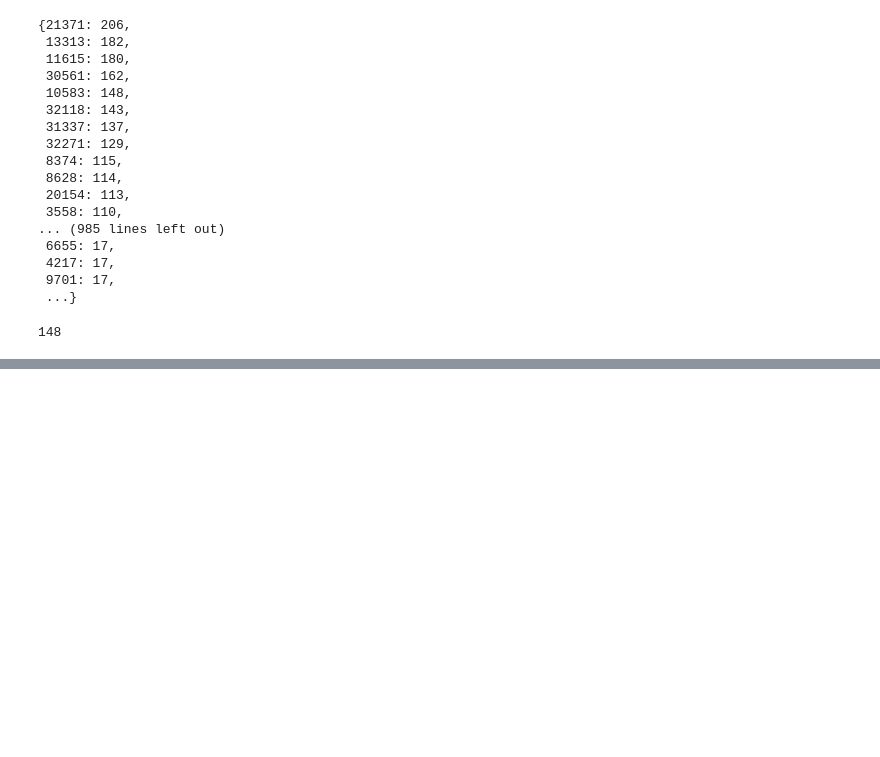
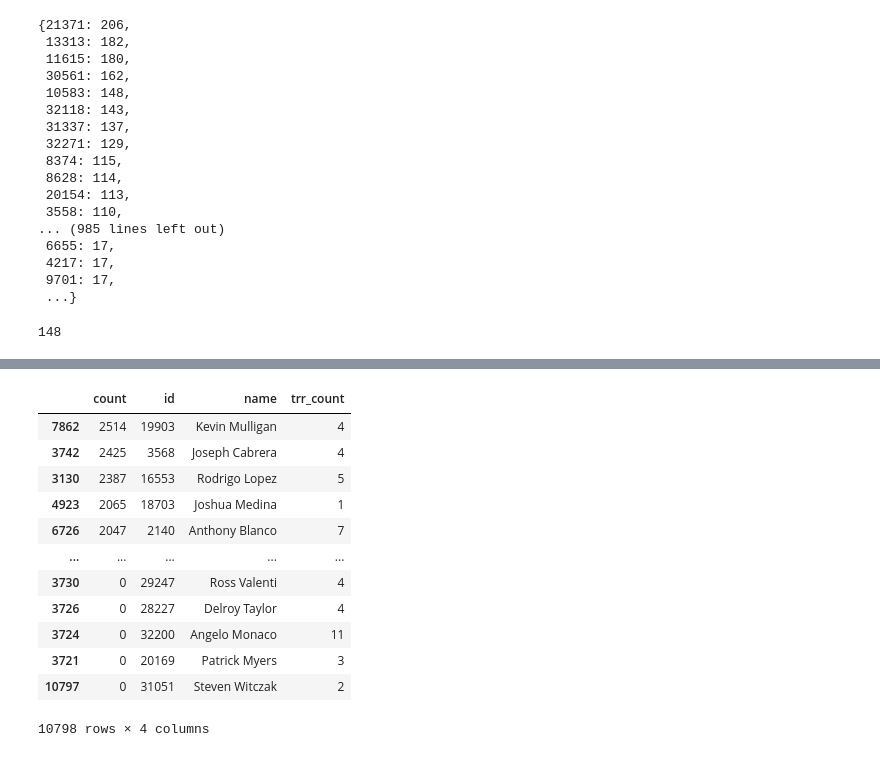
Before and after one commit to lqwdev/The-Freedom-Deer, a Jupyter notebook: cp4/src/graph.ipynb, the cells around one changed output, grey strips where cells are left out. Saved outputs shown, nothing was run; the diff lists cells and outputs as text; code cells hidden in the pictures; blank space fills up the shorter version.

```diff
--- a/cp4/src/graph.ipynb
+++ b/cp4/src/graph.ipynb
@@ -319,0 +276,16 @@ plot_graph(tsedges[(tsedges['src'].isin(interested)) | (tsedges['dst'].isin(inte
+# %%
+base_triangles
+# %% [output]
+|  | count | id | name | trr_count |
+| 7862 | 2514 | 19903 | Kevin Mulligan | 4 |
+| 3742 | 2425 | 3568 | Joseph Cabrera | 4 |
+| 3130 | 2387 | 16553 | Rodrigo Lopez | 5 |
+| 4923 | 2065 | 18703 | Joshua Medina | 1 |
+| 6726 | 2047 | 2140 | Anthony Blanco | 7 |
+| ... | ... | ... | ... | ... |
+| 3730 | 0 | 29247 | Ross Valenti | 4 |
+| 3726 | 0 | 28227 | Delroy Taylor | 4 |
+| 3724 | 0 | 32200 | Angelo Monaco | 11 |
+| 3721 | 0 | 20169 | Patrick Myers | 3 |
+| 10797 | 0 | 31051 | Steven Witczak | 2 |
+10798 rows × 4 columns
```
Also changed, not shown: parts of 26 cells of this notebook.
